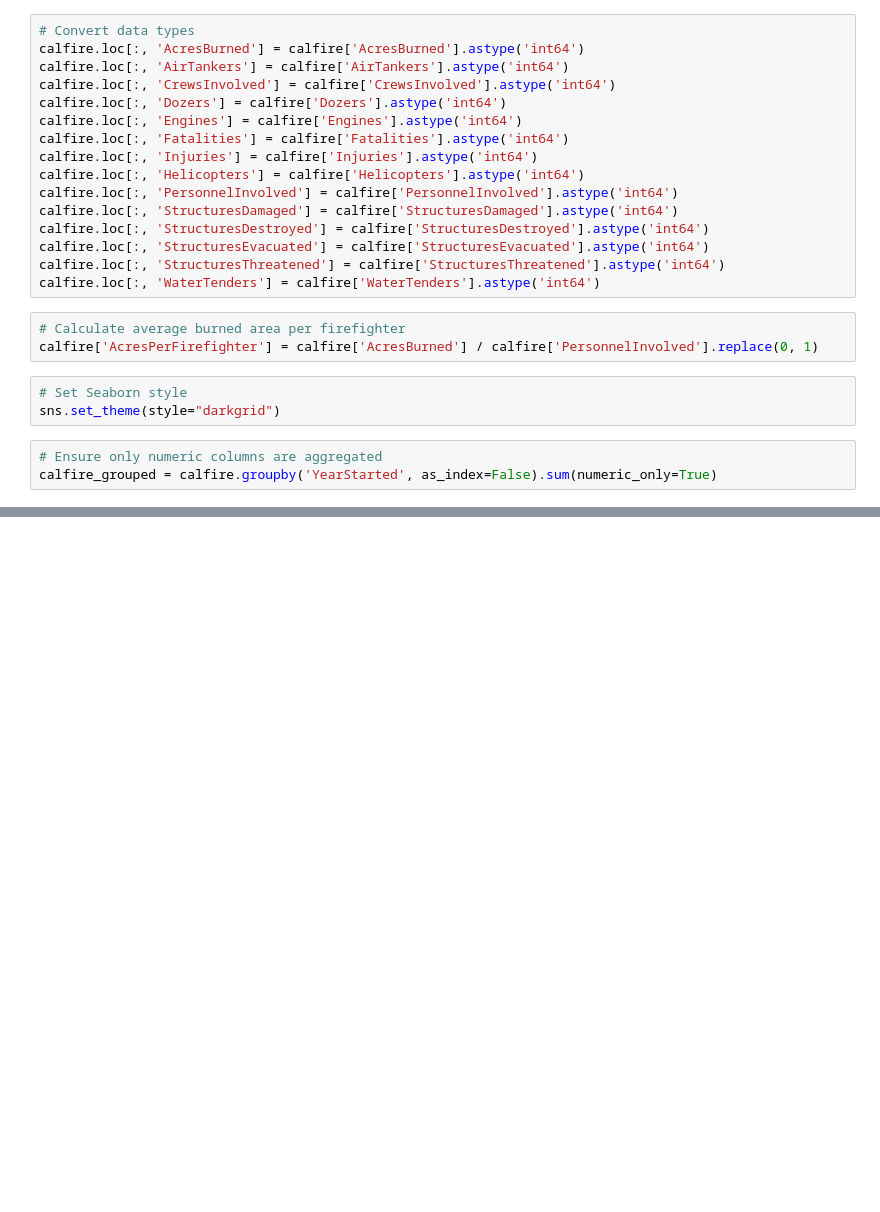
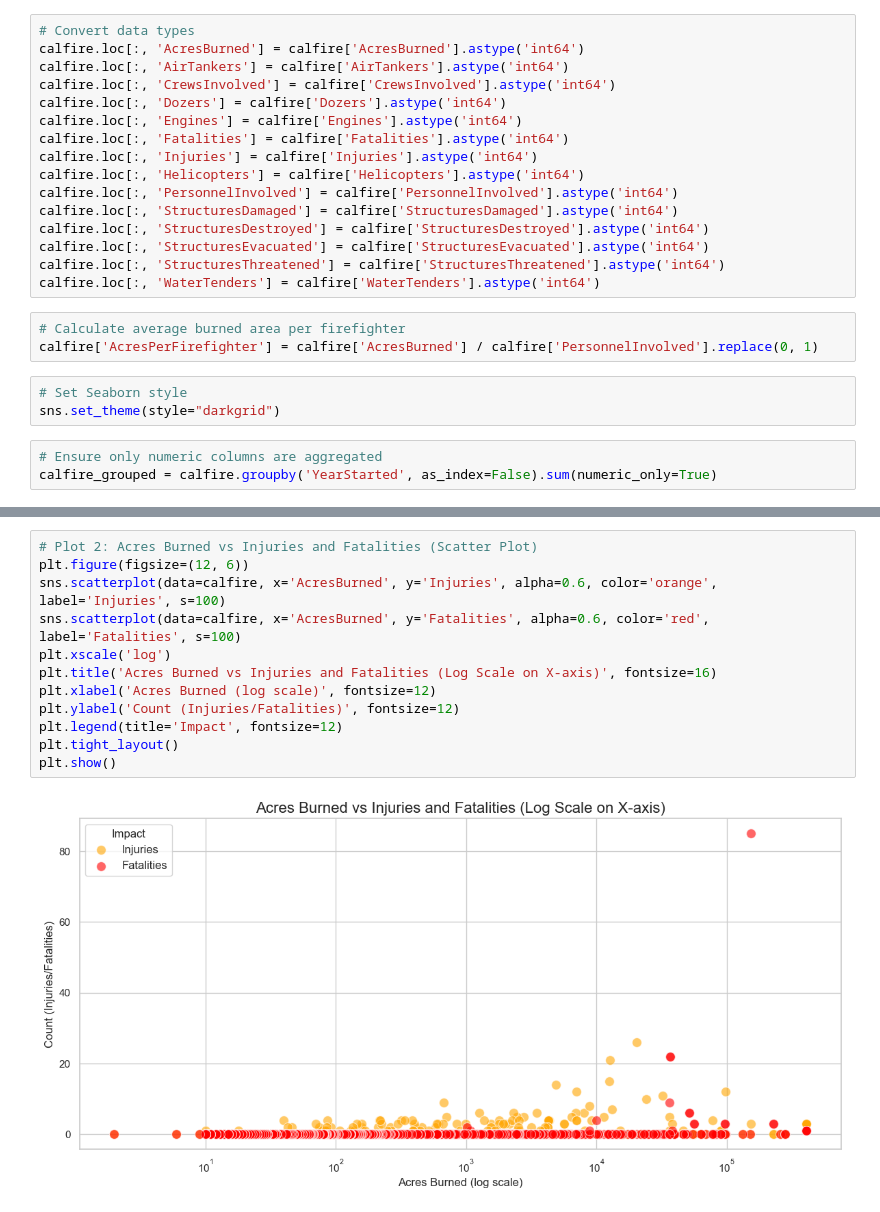
Before and after one commit to estortega/project_1, a Jupyter notebook: Denis_wild_fires_project_week_1.ipynb, the cells around one changed output, grey strips where cells are left out. Cells and saved outputs as stored; diff of their text form; blank space fills up the shorter version.

```diff
--- a/Denis_wild_fires_project_week_1.ipynb
+++ b/Denis_wild_fires_project_week_1.ipynb
@@ -91 +97,15 @@ plt.show()
+# %%
+# Plot 2: Acres Burned vs Injuries and Fatalities (Scatter Plot)
+plt.figure(figsize=(12, 6))
+sns.scatterplot(data=calfire, x='AcresBurned', y='Injuries', alpha=0.6, color='orange', label='Injuries', s=100)
+sns.scatterplot(data=calfire, x='AcresBurned', y='Fatalities', alpha=0.6, color='red', label='Fatalities', s=100)
+plt.xscale('log')
+plt.title('Acres Burned vs Injuries and Fatalities (Log Scale on X-axis)', fontsize=16)
+plt.xlabel('Acres Burned (log scale)', fontsize=12)
+plt.ylabel('Count (Injuries/Fatalities)', fontsize=12)
+plt.legend(title='Impact', fontsize=12)
+plt.tight_layout()
+plt.show()
+# %% [output]
+[figure, added]
 # %%
```
Also changed, not shown: parts of 6 cells of this notebook.
